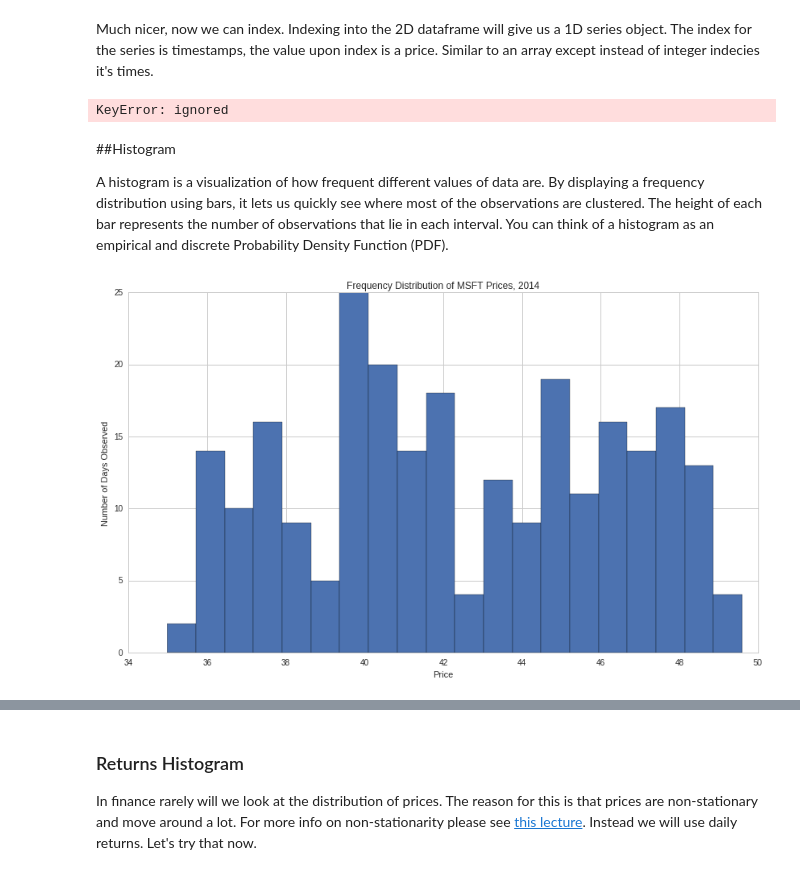
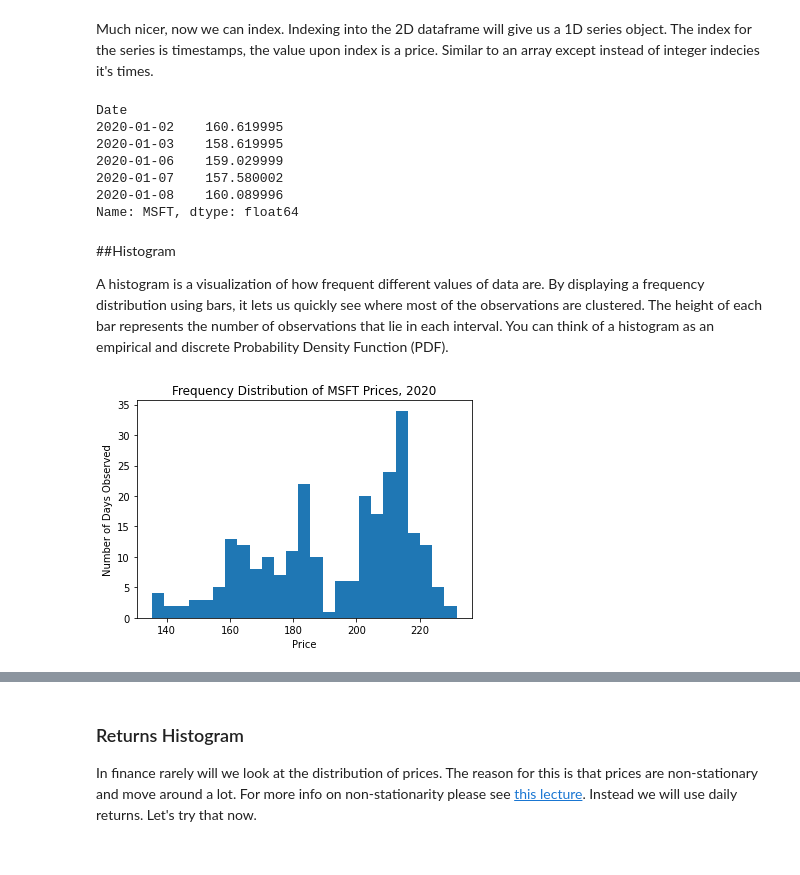
Before and after one commit to rsierraa/AlgorithmsUN2021I, a Jupyter notebook: Lab1/rsierraalecture5.ipynb, the cells around one changed output, grey strips where cells are left out. Drawn from its saved outputs; the diff is of its cells as text; code cells hidden in the pictures.

```diff
--- a/Lab1/rsierraalecture5.ipynb
+++ b/Lab1/rsierraalecture5.ipynb
@@ -50,0 +47,3 @@ data.head()
+# %%
+data = pdr.get_data_yahoo(['TSLA', 'MSFT'], start= datetime.datetime(2020,1,1), end= datetime.datetime(2021,1,1))["Close"]
+data
@@ -60,16 +74,22 @@ Much nicer, now we can index. Indexing into the 2D dataframe will give us a 1D s
 # %%
 data['MSFT'].head()
 # %% [output]
-KeyError: ignored
+Date
+2020-01-02    160.619995
+2020-01-03    158.619995
+2020-01-06    159.029999
+2020-01-07    157.580002
+2020-01-08    160.089996
+Name: MSFT, dtype: float64
 # %% [markdown]
 ##Histogram
 
 A histogram is a visualization of how frequent different values of data are. By displaying a frequency distribution using bars, it lets us quickly see where most of the observations are clustered. The height of each bar represents the number of observations that lie in each interval. You can think of a histogram as an empirical and discrete Probability Density Function (PDF).
 # %%
-# Plot a histogram using 20 bins
-plt.hist(data['MSFT'], bins=20)
+# Plot a histogram using 25 bins
+plt.hist(data['MSFT'], bins=25)
 plt.xlabel('Price')
 plt.ylabel('Number of Days Observed')
-plt.title('Frequency Distribution of MSFT Prices, 2014');
+plt.title('Frequency Distribution of MSFT Prices, 2020');
 # %% [output]
-[figure, old version]
+[figure, new version]
```
Also changed, not shown: parts of 18 cells of this notebook, 3 other files.
